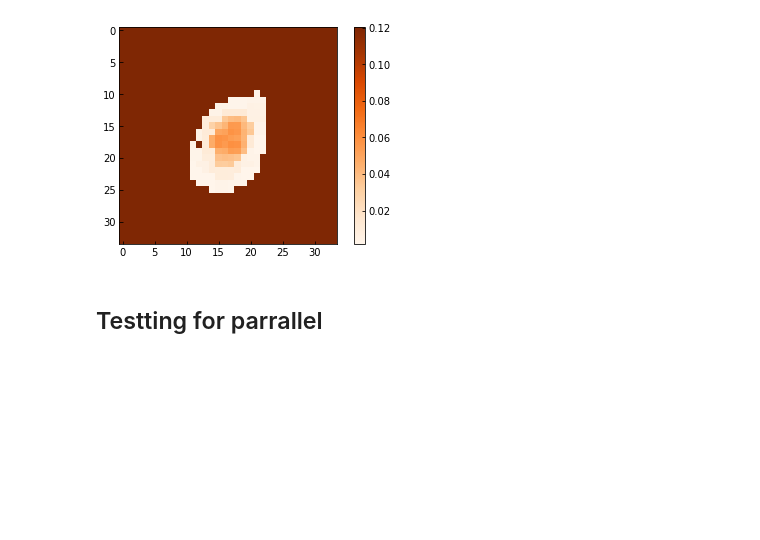
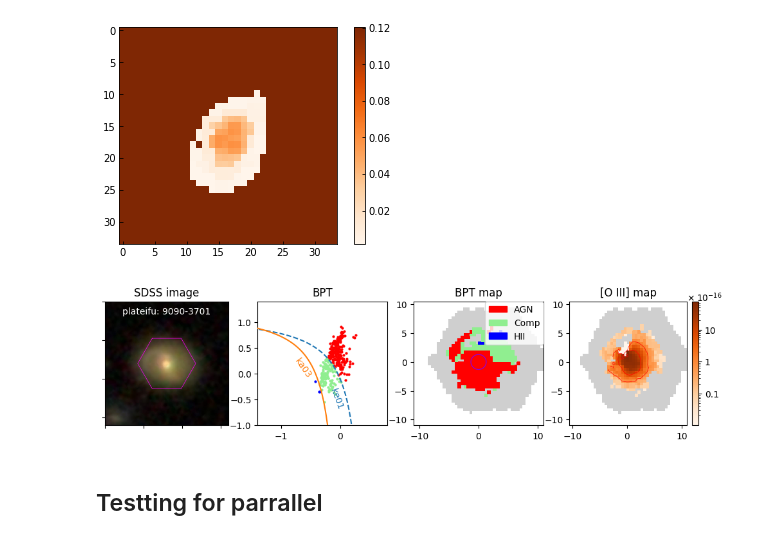
Before and after one commit to cjhang/ENLR, a Jupyter notebook: Methods.ipynb, the cells around one changed output. Cells and saved outputs as stored; diff of their text form; code cells hidden in the pictures; blank space fills up the shorter version.

```diff
--- a/Methods.ipynb
+++ b/Methods.ipynb
@@ -248,6 +251,56 @@ with fits.open('/tmp/{}_binned-maps.fits'.format(plateifu)) as f:
     plt.colorbar()
 # %% [output]
 [figure]
+# %%
+from mangatools.maps import Maps
+from mangatools.fitmaps import FitMaps
+
+fm_dir = '/Volumes/Lacie2/fitmaps/fitmap/' #set to your local folder
+fm_binned_dir = '/Volumes/Lacie2/fitmaps/fitmap2/' #set to your local folder
+
+fig = plt.figure(figsize=(12, 2.5))
+#plt.subplots_adjust(left=0.1, right=0.9, top=0.8, bottom=0.1, wspace=0.4, hspace=0.14)
+ax = fig.subplots(1, 4)
+fs = 10
+
+if True:
+    plateifu = '9090-3701'
+    try:
+        m = Maps(plateifu)
+        fm = FitMaps(plateifu, fitmaps_dir=fm_dir, fitmaps_binned_dir=fm_binned_dir)
+        agn, cp, sf, *others = m.bptregion()
+    except:
+        print('Escape plateifu:{}'.format(plateifu))
+    m.image_quary(ax=ax[0], scale=0.05, width=640, height=640, show_bundle=True, lw=0.5, opt='', fs=fs)
+    m.bpt(ax=ax[1], showImage=False, mini=True, fs=fs)
+    ax[1].text(-0.2, -0.4, 'ke01', rotation=-70, fontsize=fs, color='C0')
+    ax[1].text(-0.8, 0.2, 'ka03', rotation=-55, fontsize=fs, color='C1')
+
+    m.bpt2d(ax=ax[2], show_psf=True, showImage=False, mini=True, fs=fs, show_bundle=True)
+
+    O3_corr, O3_corr_err = fm.O3map(fix_outlier=True, smooth=False)
+    x, y = m.maps['SPX_SKYCOO'].data
+    x = np.flip(x)
+    extent = [x.min(), x.max(), y.min(), y.max()]
+
+    sb = 4 * O3_corr / 10
+    im = ax[3].pcolormesh(x, y, sb, norm=colors.LogNorm(vmin=0.01, vmax=sb.max()), cmap='Oranges')
+    cs = ax[3].contour(x, y, sb, levels=[1, 10], colors='r', extent=extent, linewidths=0.5)
+    plt.clabel(cs, inline=1, fontsize=5, fmt='%1.1f')
+    cbar = plt.colorbar(im, ax=ax[3], fraction=0.056, pad=0.04, ticks=[0.1, 1, 10],
+                        orientation='vertical')
+    cbar.ax.tick_params(labelsize=fs)
+    cbar.ax.set_title(r'$\quad\quad\times 10^{-16}$', fontsize=fs, pad=0.2)
+    ax[3].tick_params(axis='both', which='major', labelsize=fs)
+    m.bundle_edge(ax[3])
+    cbar.ax.set_yticklabels(['0.1', '1', '10'])  # horizontal colorbar
+
+    ax[0].set_title('SDSS image', fontsize=fs+2)
+    ax[1].set_title("BPT", fontsize=fs+2)
+    ax[2].set_title('BPT map', fontsize=fs+2)
+    ax[3].set_title('[O III] map', fontsize=fs+2)
+# %% [output]
+[figure, added]
 # %% [markdown]
 ## Testting for parrallel
 # %%
```
Also changed, not shown: parts of 3 cells of this notebook, 7 other files.
